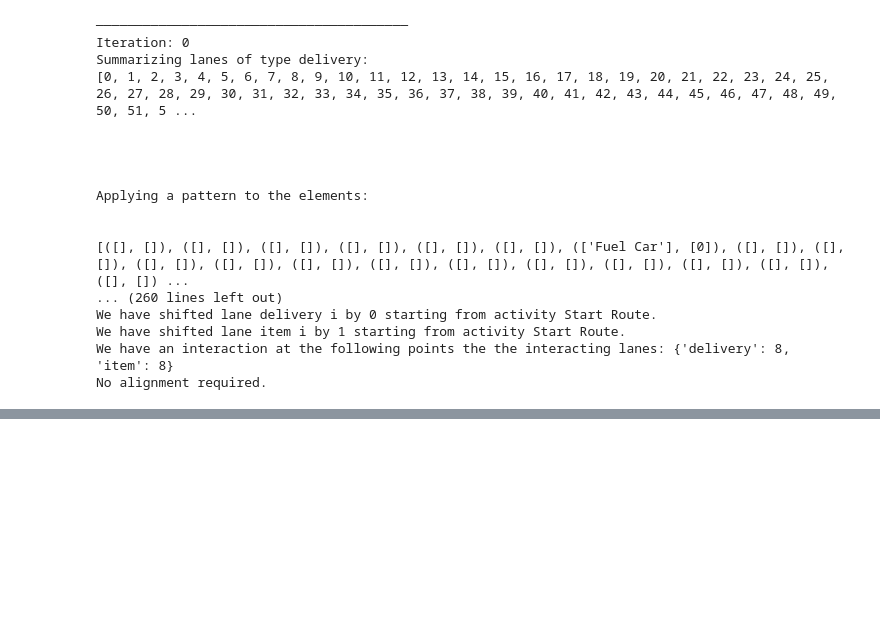
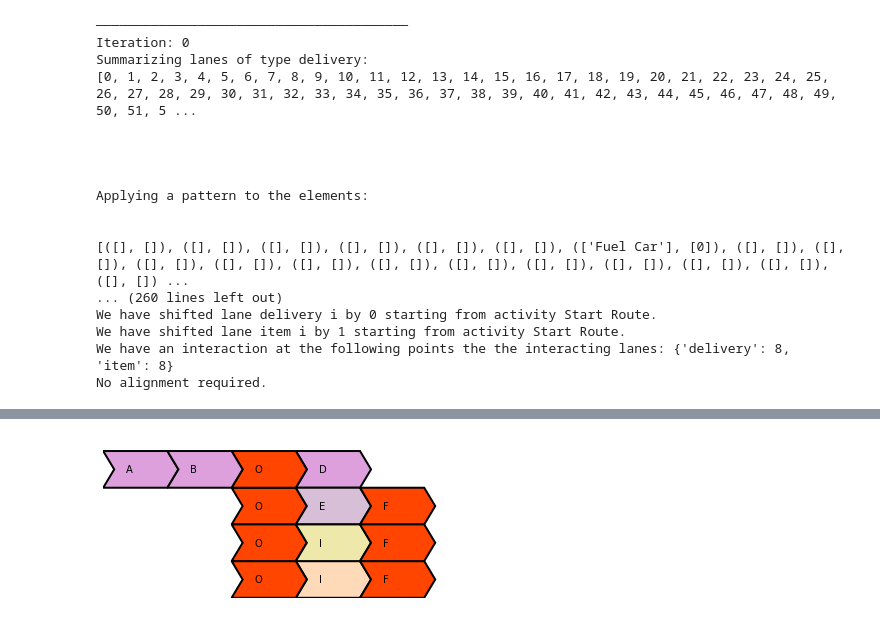
Before and after one commit to TJEWH/Object-Centric-Super-Variants, a Jupyter notebook: Super Variant Spanning Tree.ipynb, the cells around one changed output, grey strips where cells are left out. Saved outputs shown, nothing was run; the diff lists cells and outputs as text; code cells hidden in the pictures; blank space fills up the shorter version.

Commit message:
Intermediate Visualization

```diff
--- a/Super Variant Spanning Tree.ipynb
+++ b/Super Variant Spanning Tree.ipynb
@@ -911,0 +1163,5 @@ Interaction Point: End Route at Pos: 8
+# %%
+variant_layouting = variants_visualization_factory.apply(ocel_running_example)
+visualize_variant(variant_layouting[ocel_running_example.variants[1]])
+# %% [output]
+[figure, added]
```
Also changed, not shown: parts of 44 cells of this notebook.
